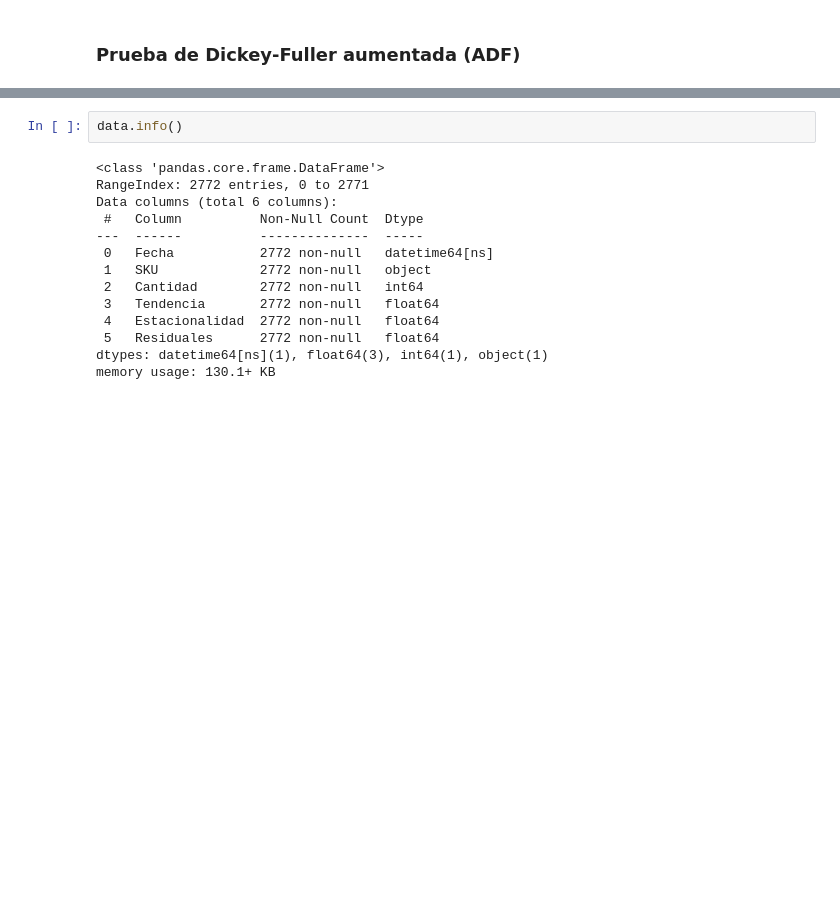
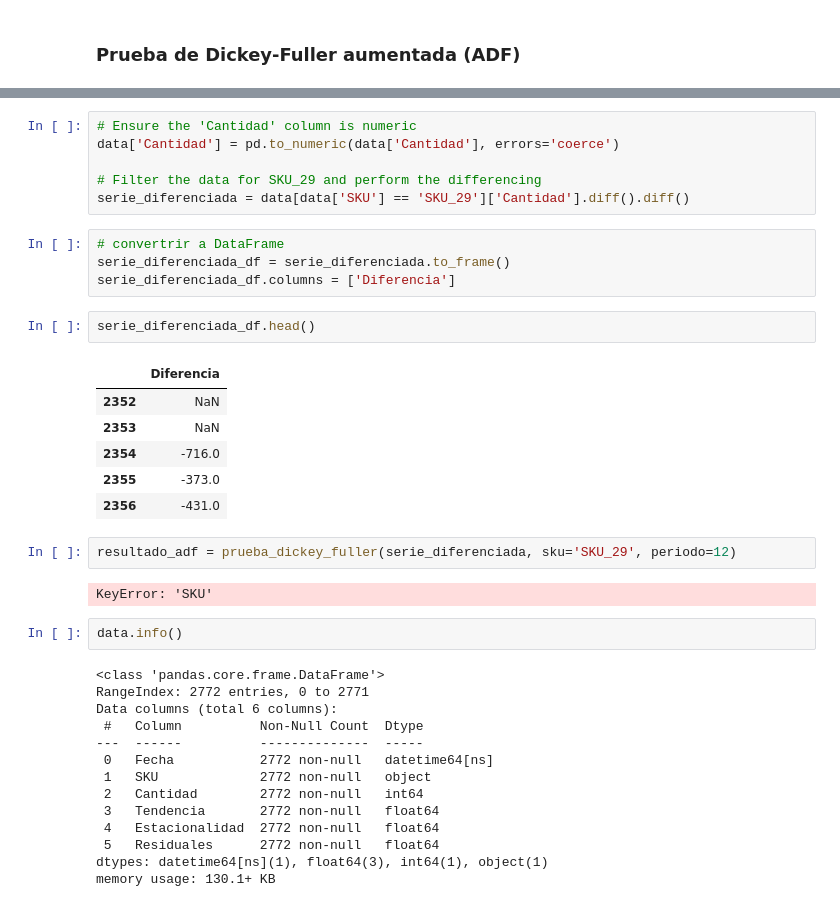
Before and after one commit to ncgiraldom/prueba_tq, a Jupyter notebook: notebooks/eda2.ipynb, the cells around one changed output, grey strips where cells are left out. Cells and saved outputs as stored; diff of their text form; blank space fills up the shorter version.

```diff
--- a/notebooks/eda2.ipynb
+++ b/notebooks/eda2.ipynb
@@ -659,3 +696,26 @@ Conclusión: La serie es estacionaria (se rechaza la hipótesis nula).
+# %%
+# Ensure the 'Cantidad' column is numeric
+data['Cantidad'] = pd.to_numeric(data['Cantidad'], errors='coerce')
+
+# Filter the data for SKU_29 and perform the differencing
+serie_diferenciada = data[data['SKU'] == 'SKU_29']['Cantidad'].diff().diff()
+# %%
+# convertrir a DataFrame
+serie_diferenciada_df = serie_diferenciada.to_frame()
+serie_diferenciada_df.columns = ['Diferencia']
+# %%
+serie_diferenciada_df.head()
+# %% [output]
+|  | Diferencia |
+| 2352 | NaN |
+| 2353 | NaN |
+| 2354 | -716.0 |
+| 2355 | -373.0 |
+| 2356 | -431.0 |
+# %%
+resultado_adf = prueba_dickey_fuller(serie_diferenciada, sku='SKU_29', periodo=12)
+# %% [output]
+KeyError: 'SKU'
 # %%
 data.info()
 # %% [output]
```
Also changed, not shown: parts of 9 cells of this notebook, 23 other files.
